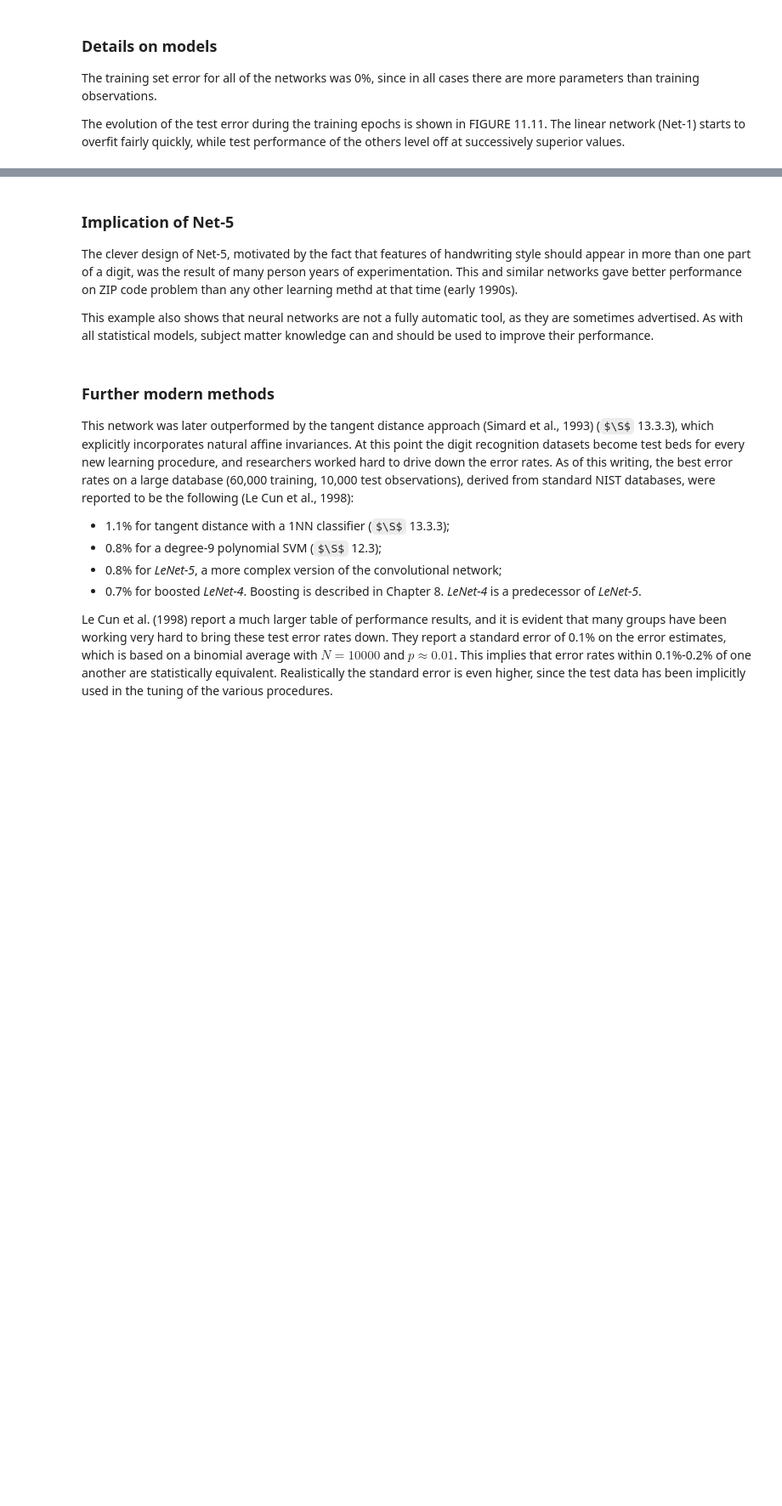
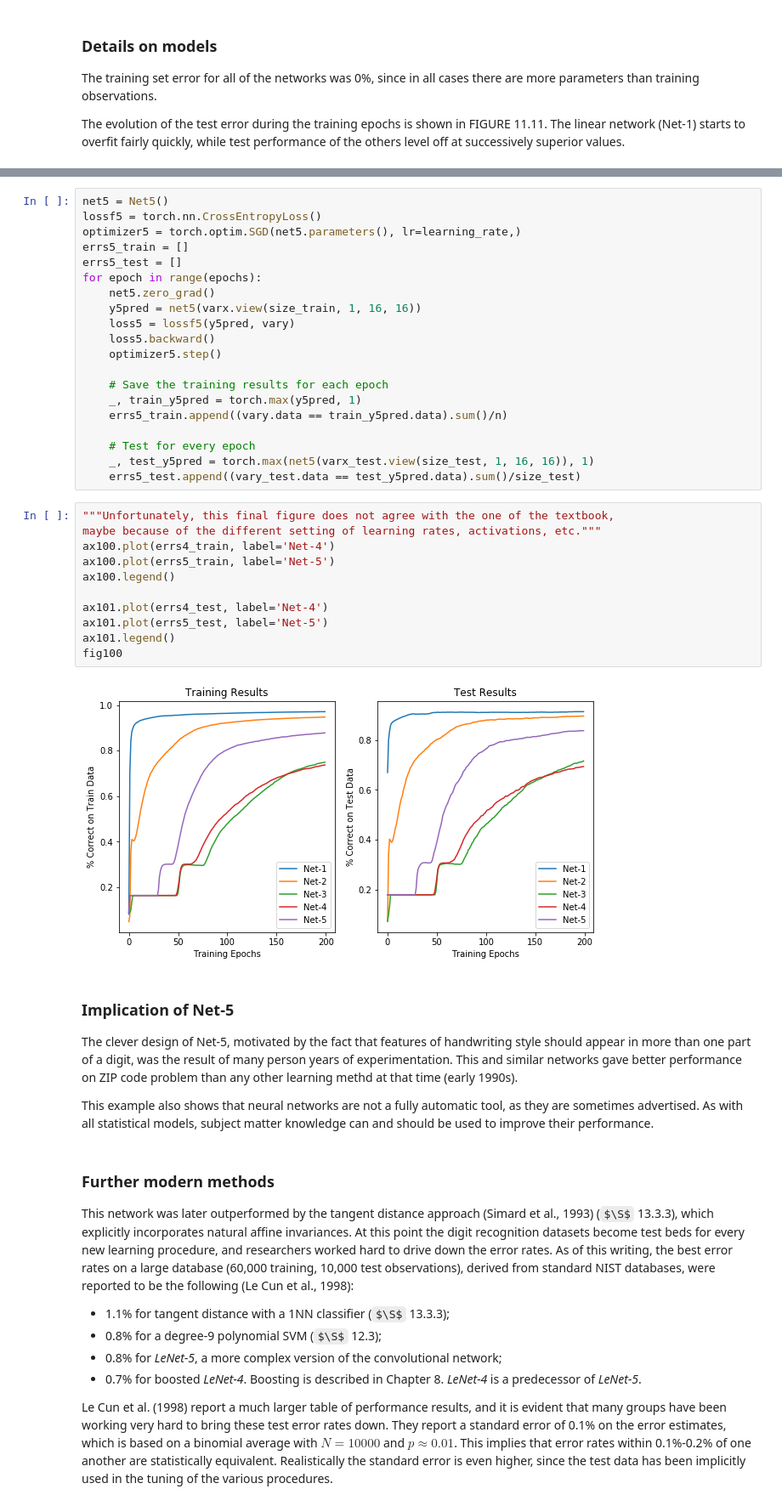
Before and after one commit to dgkim5360/the-elements-of-statistical-learning-notebooks, a Jupyter notebook: chapter11-neural-networks/section07-example-zip-code-data.ipynb, the cells around one changed output, grey strips where cells are left out. Shown at 85% size. Cells and saved outputs as stored; diff of their text form; some formulas as TeX source; blank space fills up the shorter version.

```diff
--- a/chapter11-neural-networks/section07-example-zip-code-data.ipynb
+++ b/chapter11-neural-networks/section07-example-zip-code-data.ipynb
@@ -213,3 +339,36 @@ We see that
+# %%
+net5 = Net5()
+lossf5 = torch.nn.CrossEntropyLoss()
+optimizer5 = torch.optim.SGD(net5.parameters(), lr=learning_rate,)
+errs5_train = []
+errs5_test = []
+for epoch in range(epochs):
+    net5.zero_grad()
+    y5pred = net5(varx.view(size_train, 1, 16, 16))
+    loss5 = lossf5(y5pred, vary)
+    loss5.backward()
+    optimizer5.step()
+
+    # Save the training results for each epoch
+    _, train_y5pred = torch.max(y5pred, 1)
+    errs5_train.append((vary.data == train_y5pred.data).sum()/n)
+
+    # Test for every epoch
+    _, test_y5pred = torch.max(net5(varx_test.view(size_test, 1, 16, 16)), 1)
+    errs5_test.append((vary_test.data == test_y5pred.data).sum()/size_test)
+# %%
+"""Unfortunately, this final figure does not agree with the one of the textbook,
+maybe because of the different setting of learning rates, activations, etc."""
+ax100.plot(errs4_train, label='Net-4')
+ax100.plot(errs5_train, label='Net-5')
+ax100.legend()
+
+ax101.plot(errs4_test, label='Net-4')
+ax101.plot(errs5_test, label='Net-5')
+ax101.legend()
+fig100
+# %% [output]
+[figure, added]
 # %% [markdown]
 ### Implication of Net-5
 
```
Also changed, not shown: parts of 21 cells of this notebook.
